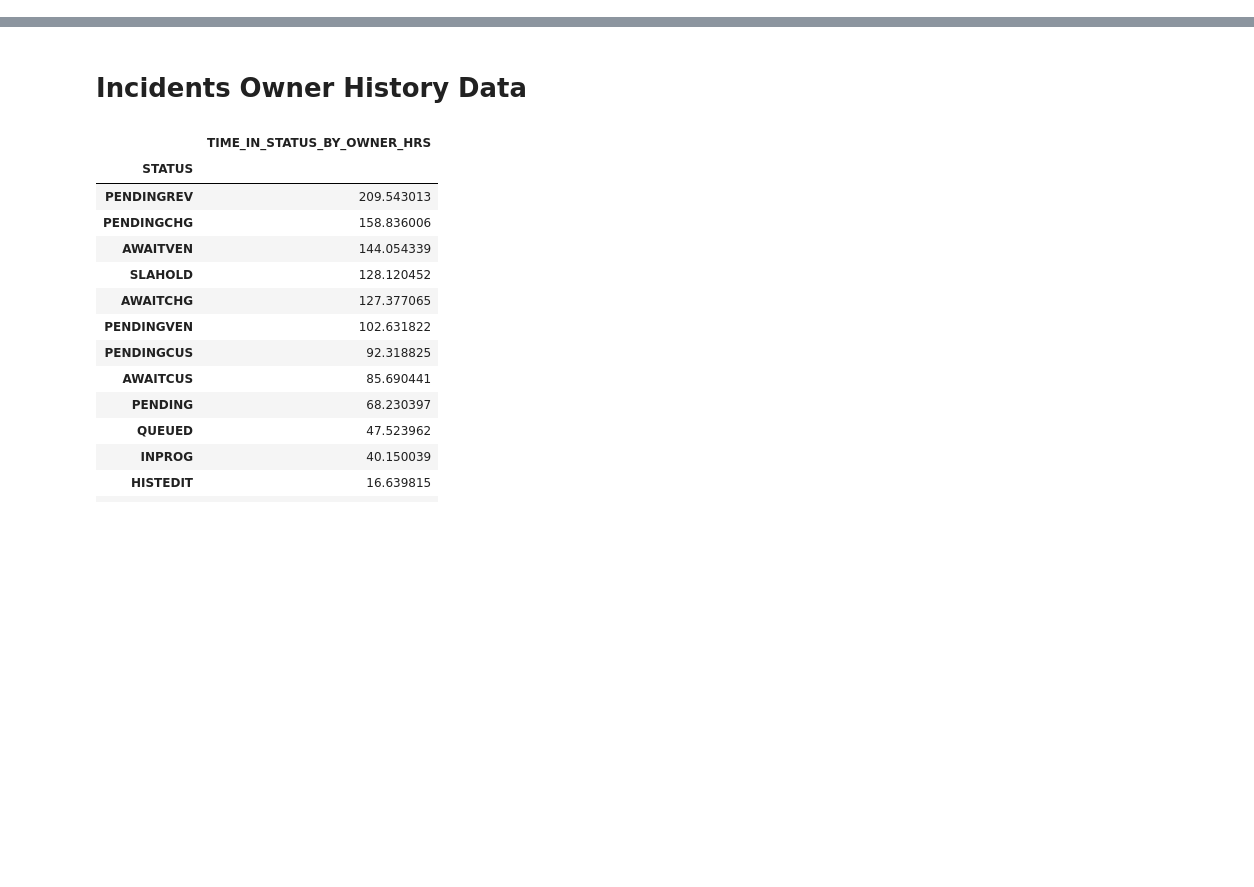
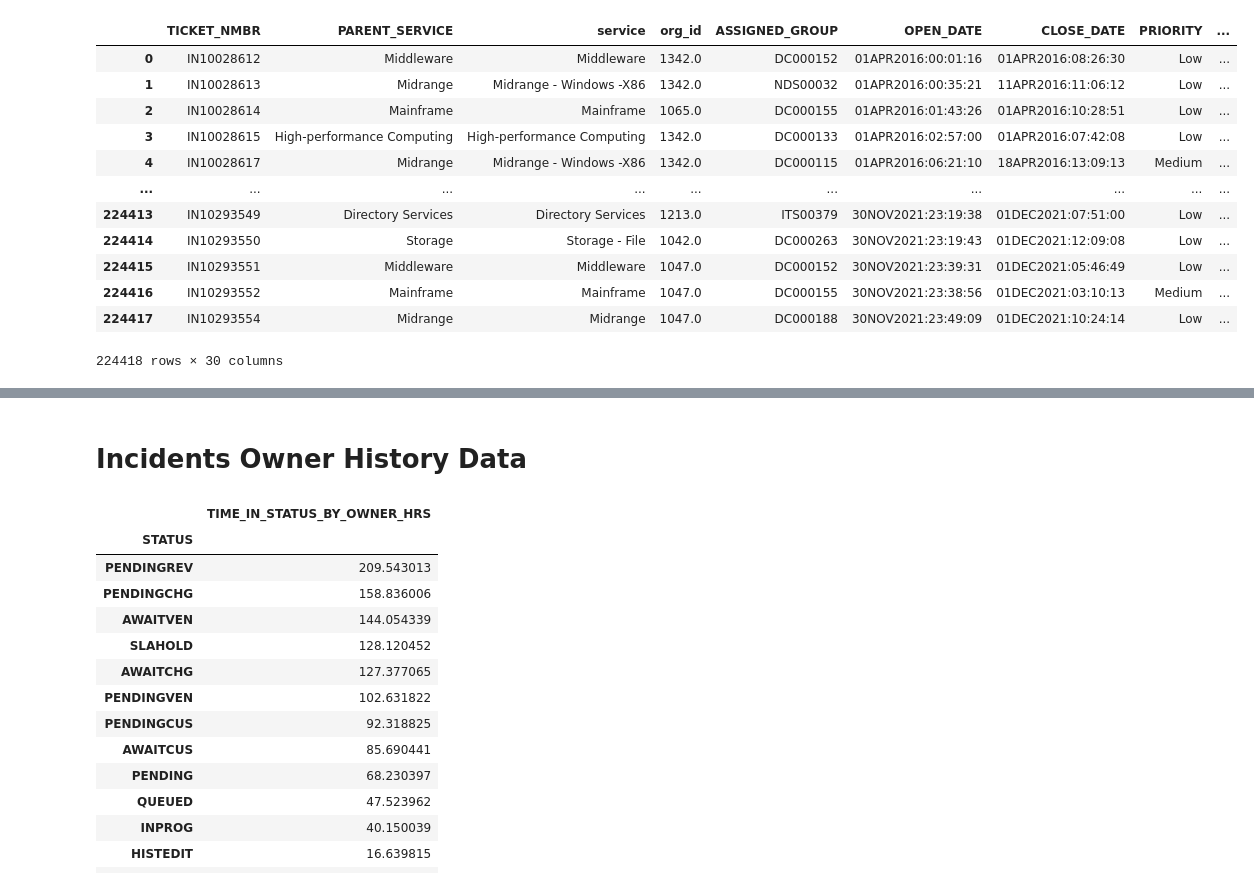
Before and after one commit to DennisH3/Data-Questers-CANDEV2022, a Jupyter notebook: basic_statistics.ipynb, the cells around one changed output, grey strips where cells are left out. Saved outputs shown, nothing was run; the diff lists cells and outputs as text; code cells hidden in the pictures; blank space fills up the shorter version.

Commit message:
Add reassignment and merge with original df

```diff
--- a/basic_statistics.ipynb
+++ b/basic_statistics.ipynb
@@ -47,0 +86,26 @@ def df_gb_avg(df, gbCols, avgCols, sortCols, asc=False):
+# %%
+# Drop NaNs in incOwnHist
+df = incOwnHist[incOwnHist["TIME_IN_STATUS_BY_OWNER_HRS"].notna()]
+
+# Get number of reassignments
+ra = pd.DataFrame(df.groupby(["ticket_nmbr"], as_index=False).agg({'STATUS': lambda x: list(dict.fromkeys(x)),
+                                                                   'PARENT_SERVICE': lambda x: list(dict.fromkeys(x)),
+                                                                   'service': lambda x: list(dict.fromkeys(x)),
+                                                                   'TIME_IN_STATUS_BY_OWNER_HRS' : 'sum',
+                                                                   'assigned_group' : numChanges
+                                                                 }))
+
+# Rename columns
+ra.columns = ["TICKET_NMBR", "STATUSES", "PARENT_SERVICES", "services","TIME_IN_STATUS_BY_OWNER_HRS", "reassign_num"]
+
+# Get number of reassignments
+df2 = pd.DataFrame(df.groupby(["ticket_nmbr"], as_index=False).agg({'assigned_group' : lambda x: list(dict.fromkeys(x))}))
+
+# Rename columns
+df2.columns = ["TICKET_NMBR", "assigned_groups"]
+
+# Merge ra with df2
+df = ra.merge(df2)
+
+# Display
+display(df.head())
@@ -47,0 +119,26 @@ def df_gb_avg(df, gbCols, avgCols, sortCols, asc=False):
+# %%
+# Add columns to count number of status, parent_services, service, and assigned groups
+df["num_status"] = df["STATUSES"].str.len()
+df["num_PS"] = df["PARENT_SERVICES"].str.len()
+df["num_service"] = df["services"].str.len()
+df["num_AG"] = df["assigned_groups"].str.len()
+
+# Merge df with incidents
+df = incidents.merge(df)
+
+# Display
+display(df)
+# %% [output]
+|  | TICKET_NMBR | PARENT_SERVICE | service | org_id | ASSIGNED_GROUP | OPEN_DATE | CLOSE_DATE | PRIORITY | ... |
+| 0 | IN10028612 | Middleware | Middleware | 1342.0 | DC000152 | 01APR2016:00:01:16 | 01APR2016:08:26:30 | Low | ... |
+| 1 | IN10028613 | Midrange | Midrange - Windows -X86 | 1342.0 | NDS00032 | 01APR2016:00:35:21 | 11APR2016:11:06:12 | Low | ... |
+| 2 | IN10028614 | Mainframe | Mainframe | 1065.0 | DC000155 | 01APR2016:01:43:26 | 01APR2016:10:28:51 | Low | ... |
+| 3 | IN10028615 | High-performance Computing | High-performance Computing | 1342.0 | DC000133 | 01APR2016:02:57:00 | 01APR2016:07:42:08 | Low | ... |
+| 4 | IN10028617 | Midrange | Midrange - Windows -X86 | 1342.0 | DC000115 | 01APR2016:06:21:10 | 18APR2016:13:09:13 | Medium | ... |
+| ... | ... | ... | ... | ... | ... | ... | ... | ... | ... |
+| 224413 | IN10293549 | Directory Services | Directory Services | 1213.0 | ITS00379 | 30NOV2021:23:19:38 | 01DEC2021:07:51:00 | Low | ... |
+| 224414 | IN10293550 | Storage | Storage - File | 1042.0 | DC000263 | 30NOV2021:23:19:43 | 01DEC2021:12:09:08 | Low | ... |
+| 224415 | IN10293551 | Middleware | Middleware | 1047.0 | DC000152 | 30NOV2021:23:39:31 | 01DEC2021:05:46:49 | Low | ... |
+| 224416 | IN10293552 | Mainframe | Mainframe | 1047.0 | DC000155 | 30NOV2021:23:38:56 | 01DEC2021:03:10:13 | Medium | ... |
+| 224417 | IN10293554 | Midrange | Midrange | 1047.0 | DC000188 | 30NOV2021:23:49:09 | 01DEC2021:10:24:14 | Low | ... |
+224418 rows × 30 columns
```
Also changed, not shown: parts of 24 cells of this notebook, 12 other files.
